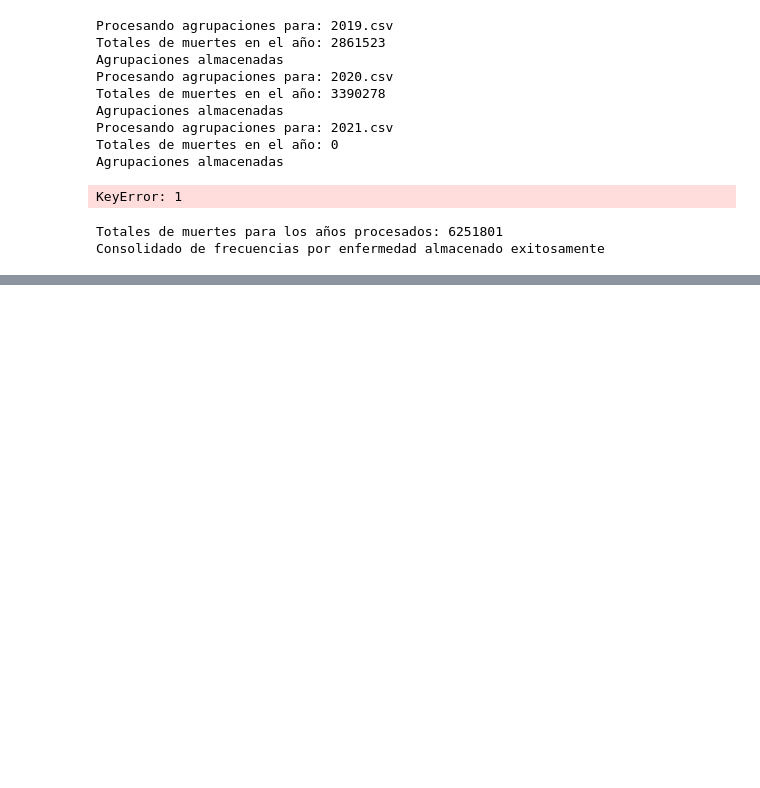
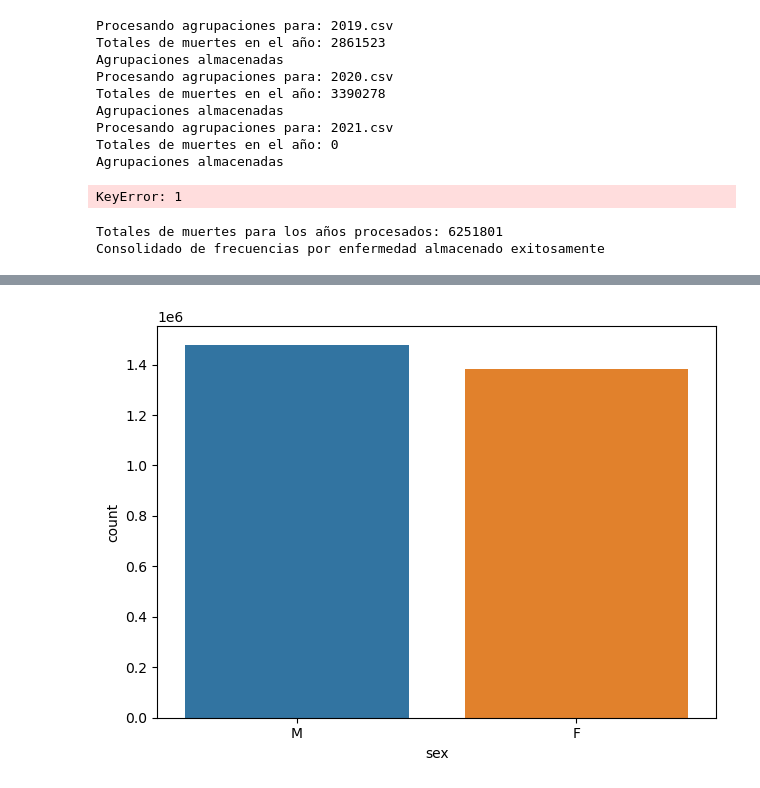
Before and after one commit to blackbrs/diplomado, a Jupyter notebook: Proyecto/Proyecto.ipynb, the cells around one changed output, grey strips where cells are left out. Cells and saved outputs as stored; diff of their text form; code cells hidden in the pictures; blank space fills up the shorter version.

```diff
--- a/Proyecto/Proyecto.ipynb
+++ b/Proyecto/Proyecto.ipynb
@@ -241,0 +253,13 @@ KeyError: '358_cause_recode'
+# %%
+# Grafico 1: Muertes por genero para cada año estudiado
+carpeta_inicial = RUTA_DATASET_LIMPIADO
+anio = 2019
+archivo = str(anio) + ".csv"
+
+df = pd.read_csv(carpeta_inicial + archivo)
+countplot = sns.countplot(df, x="sex")
+countplot.tick_params(axis='x', rotation=0)
+plt.tight_layout()
+plt.show()
+# %% [output]
+[figure, added]
```
Also changed, not shown: parts of 5 cells of this notebook.
